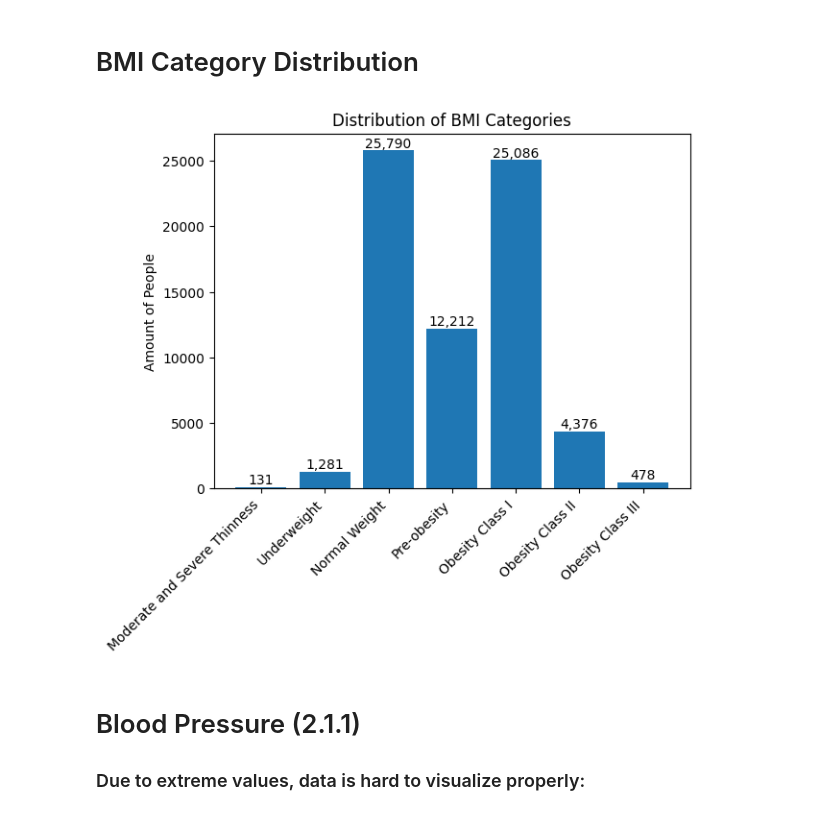
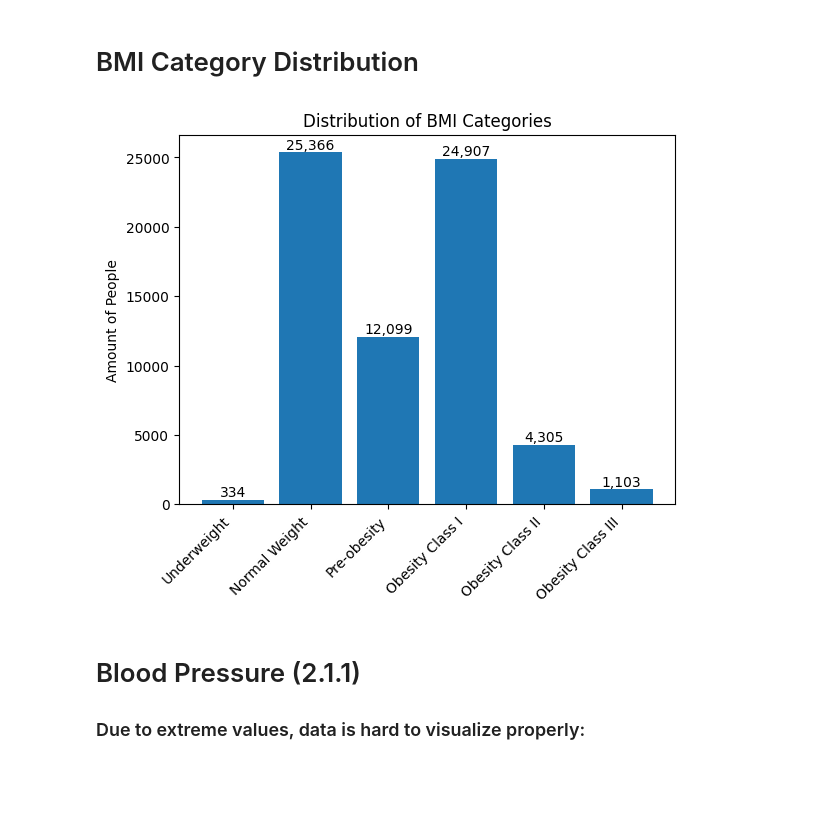
Before and after one commit to Andreas-Svensson/disease_prediction, a Jupyter notebook: data_analysis.ipynb, the cells around one changed output. Cells and saved outputs as stored; diff of their text form; code cells hidden in the pictures; blank space fills up the shorter version.

Commit message:
updated outlier definition analysis

```diff
--- a/data_analysis.ipynb
+++ b/data_analysis.ipynb
@@ -169,0 +181,3 @@ plt.tight_layout()
+# %%
+outliers = {"Women": calculate_outliers(df[df["gender"] == 1]["height"]), "Men": calculate_outliers(df[df["gender"] == 2]["height"])}
+violin_outliers_by_gender(outliers, df, "height")
@@ -169,0 +190,12 @@ plt.tight_layout()
+# %%
+pre = len(df)
+
+# drop women outside outliers
+a = df[(df["gender"] == 1) & ((df["height"] < outliers["Women"][0]) | (df["height"] > outliers["Women"][1]))].index
+df = df.drop(a, axis = 0)
+
+# drop men outside outliers
+c = df[(df["gender"] == 2) & ((df["height"] < outliers["Men"][0]) | (df["height"] > 189))].index
+df = df.drop(c, axis = 0)
+
+print(f"Dropped {pre - len(df)} rows")
@@ -317,7 +299,0 @@ The result is data with at least some datapoints for each classification accordi
-# %%
-pre = len(df)
-df = df[df["bmi"].between(15.5, 45)]
-
-print(f"{pre - len(df)} rows dropped")
-
-df["bmi"].min(), df["bmi"].max()
@@ -326,0 +319,12 @@ df["bmi"].min(), df["bmi"].max()
+# %%
+pre = len(df)
+
+# drop women outside outliers
+a = df[(df["gender"] == 1) & ((df["bmi"] < 17) | (df["bmi"] > 45))].index
+df = df.drop(a, axis = 0)
+
+# drop men outside outliers
+c = df[(df["gender"] == 2) & ((df["bmi"] < 17) | (df["bmi"] > 41))].index
+df = df.drop(c, axis = 0)
+
+print(f"Dropped {pre - len(df)} rows")
@@ -355,22 +361,22 @@ df.head()
 # %%
 fig, ax = plt.subplots()
 
 # plot amount of measurements in each unique category
 plt.bar(x = df["bmi_category"].unique(), height = df["bmi_category"].value_counts());
 
 # create list of labels
-bmi_labels = ["Moderate and Severe Thinness", "Underweight", "Normal Weight", "Pre-obesity", "Obesity Class I", "Obesity Class II", "Obesity Class III"]
+bmi_labels = ["Underweight", "Normal Weight", "Pre-obesity", "Obesity Class I", "Obesity Class II", "Obesity Class III"]
 
 # map list to xticks, rotate and align to tick positions
 plt.xticks(sorted(df["bmi_category"].unique()), labels = bmi_labels, rotation = 45, ha = "right");
 
 for p in ax.containers: # show and format values on bars
     ax.bar_label(p, labels = [f"{val:,.0f}" for val in p.datavalues], padding = 0)
 
 # set labels
 ax.set(title = "Distribution of BMI Categories", ylabel = "Amount of People");
 # %% [output]
-[figure, old version]
+[figure, new version]
 # %% [markdown]
 # Blood Pressure (2.1.1)
 
```
Also changed, not shown: parts of 46 cells of this notebook.
